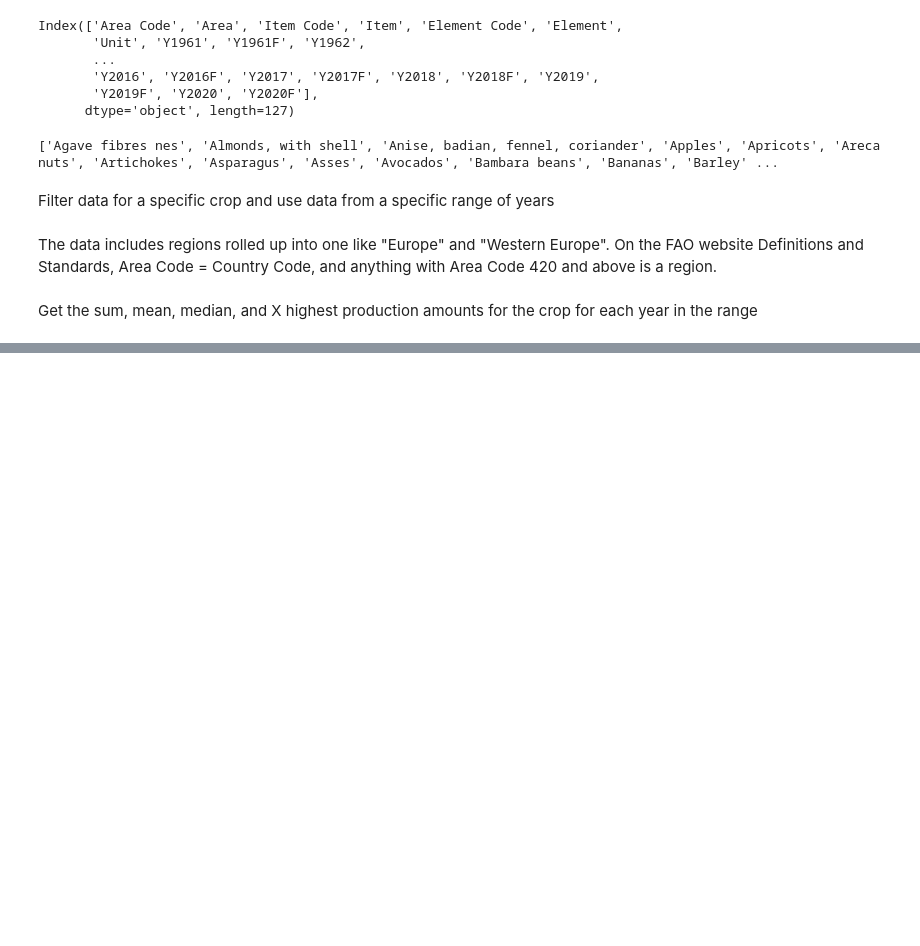
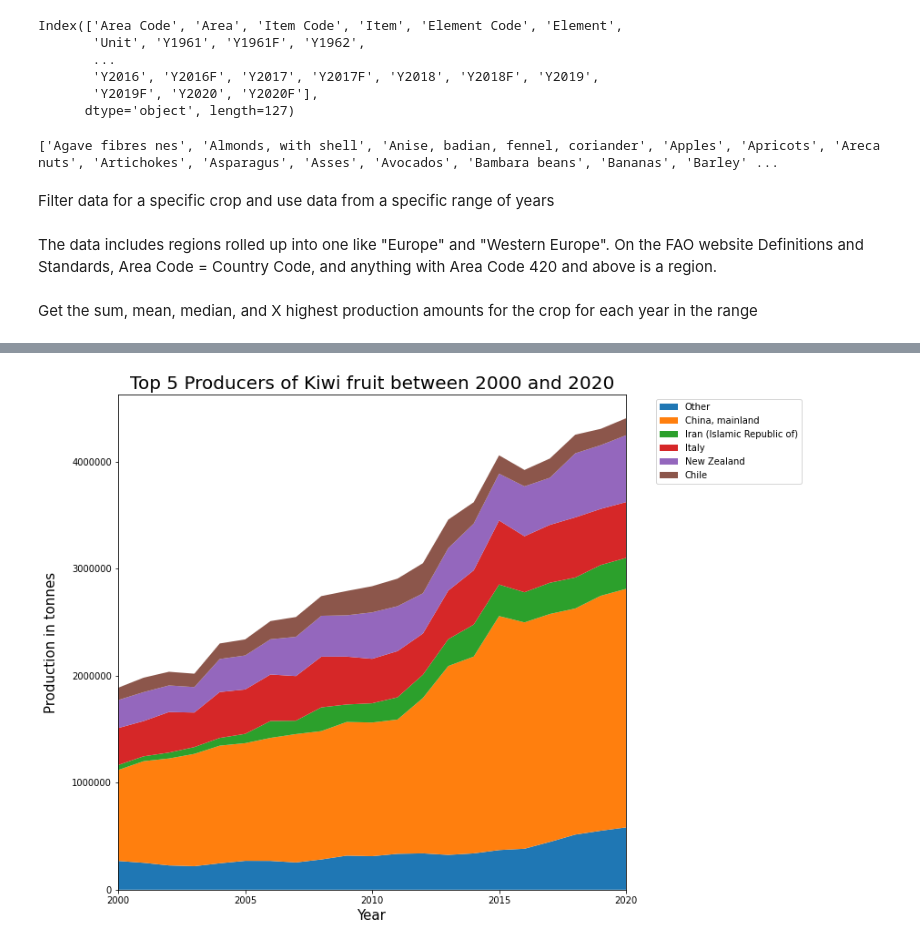
Before and after one commit to polarbearcode/DataAnalysis, a Jupyter notebook: AgricultureData/TopProducers.ipynb, the cells around one changed output, grey strips where cells are left out. Drawn from its saved outputs; the diff is of its cells as text; code cells hidden in the pictures; blank space fills up the shorter version.

```diff
--- a/AgricultureData/TopProducers.ipynb
+++ b/AgricultureData/TopProducers.ipynb
@@ -344,0 +372,4 @@ TypeError: ufunc 'isfinite' not supported for the input types, and the inputs co
+# %%
+plotProductionCrop(agData, "Kiwi fruit", year1, year2, 5)
+# %% [output]
+[figure, added]
```
Also changed, not shown: parts of 9 cells of this notebook.
